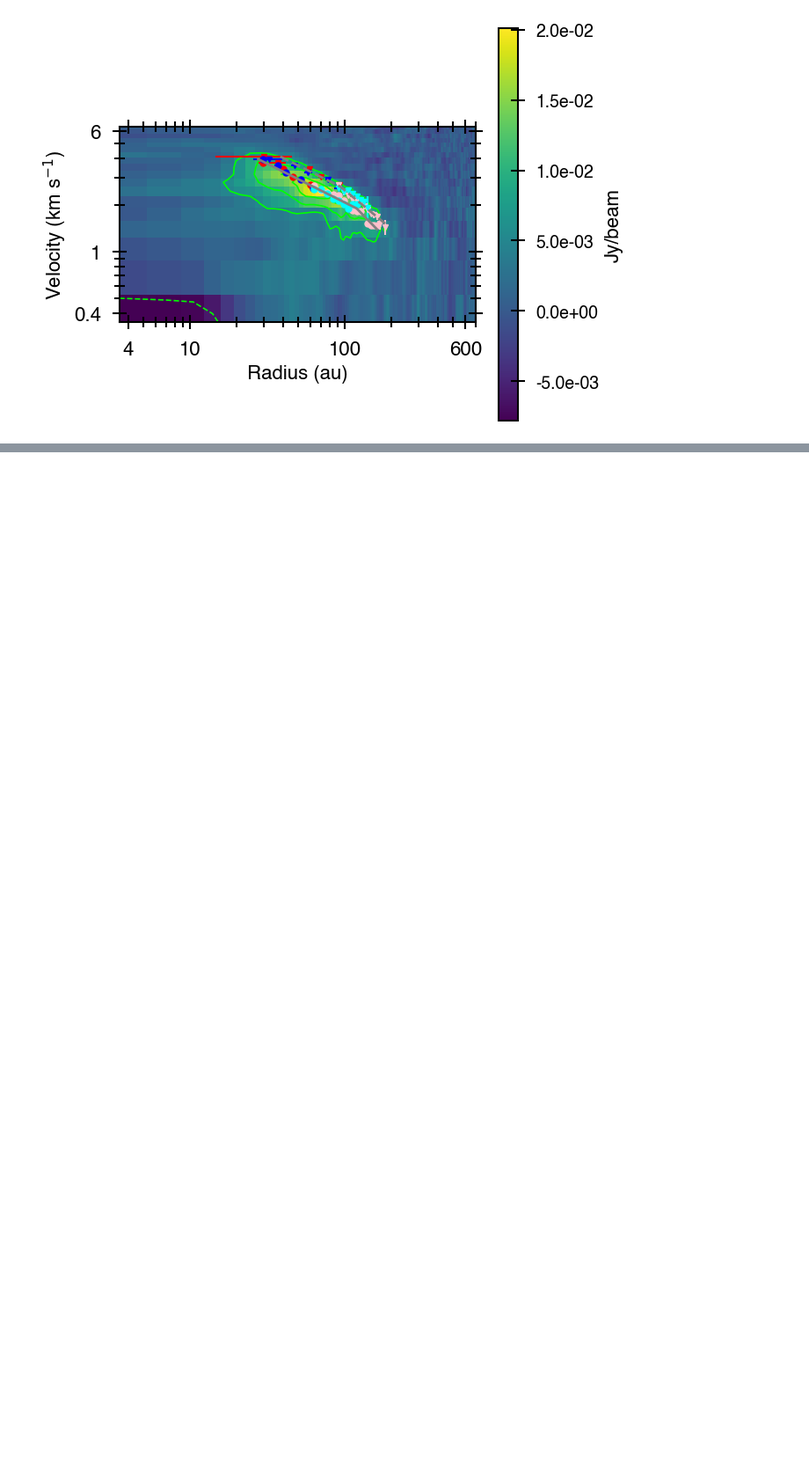
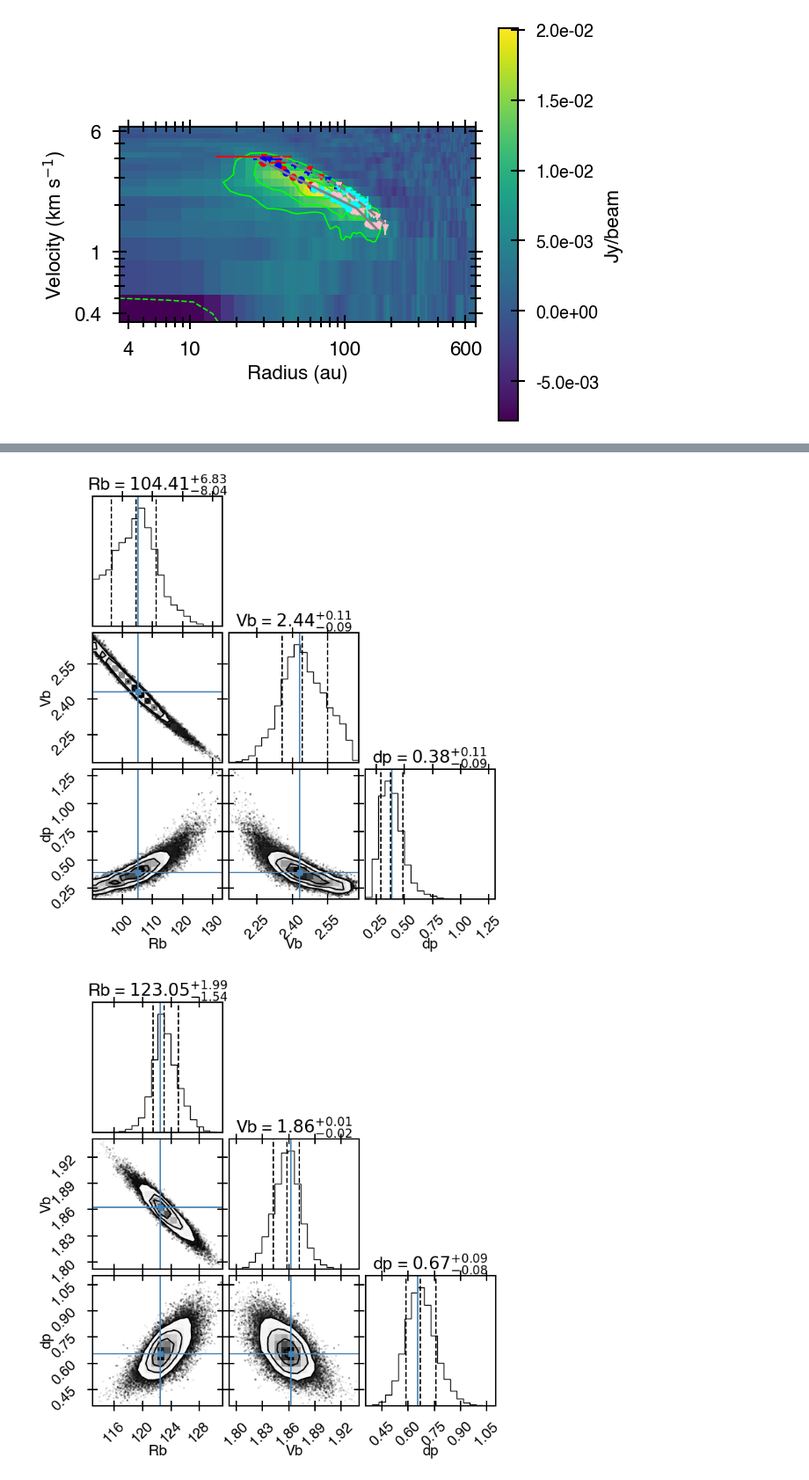
Before and after one commit to jinshisai/SLAM, a Jupyter notebook: docs/tutorials/example_pvanalysis.ipynb, the cells around one changed output, grey strips where cells are left out. Shown at 88% size. Drawn from its saved outputs; the diff is of its cells as text; code cells hidden in the pictures; blank space fills up the shorter version.

Commit message:
Added a description about the prior and posterior

```diff
--- a/docs/tutorials/example_pvanalysis.ipynb
+++ b/docs/tutorials/example_pvanalysis.ipynb
@@ -203,0 +213,19 @@ M_b   = 0.867 +/- 0.021 Msun
+# %%
+impv.fit_edgeridge(include_vsys=include_vsys,
+                   include_dp=include_dp,
+                   include_pin=include_pin,
+                   fixed_pin=fixed_pin, fixed_dp=fixed_dp,
+                   outname=outname,
+                   show_corner=show_corner,
+                   # parameters to manually set the prior and change plot setting for the posterior
+                   rb_range = [90., 140.], # prior range for Rb
+                   vb_range = [1., 5.], # for Vb
+                   pin_range = [0.1, 10.], # for p_in
+                   dp_range = [0., 2.], # for dp
+                   vsys_range = [-0.5, 0.5], # for Vsys
+                   rangelevel=1.0, # top rangelevel x 100 % of the posterior will be plotted
+                  )
+impv.output_fitresult()
+# %% [output]
+[figure, added]
+[figure, added]
```
Also changed, not shown: parts of 7 cells of this notebook.
